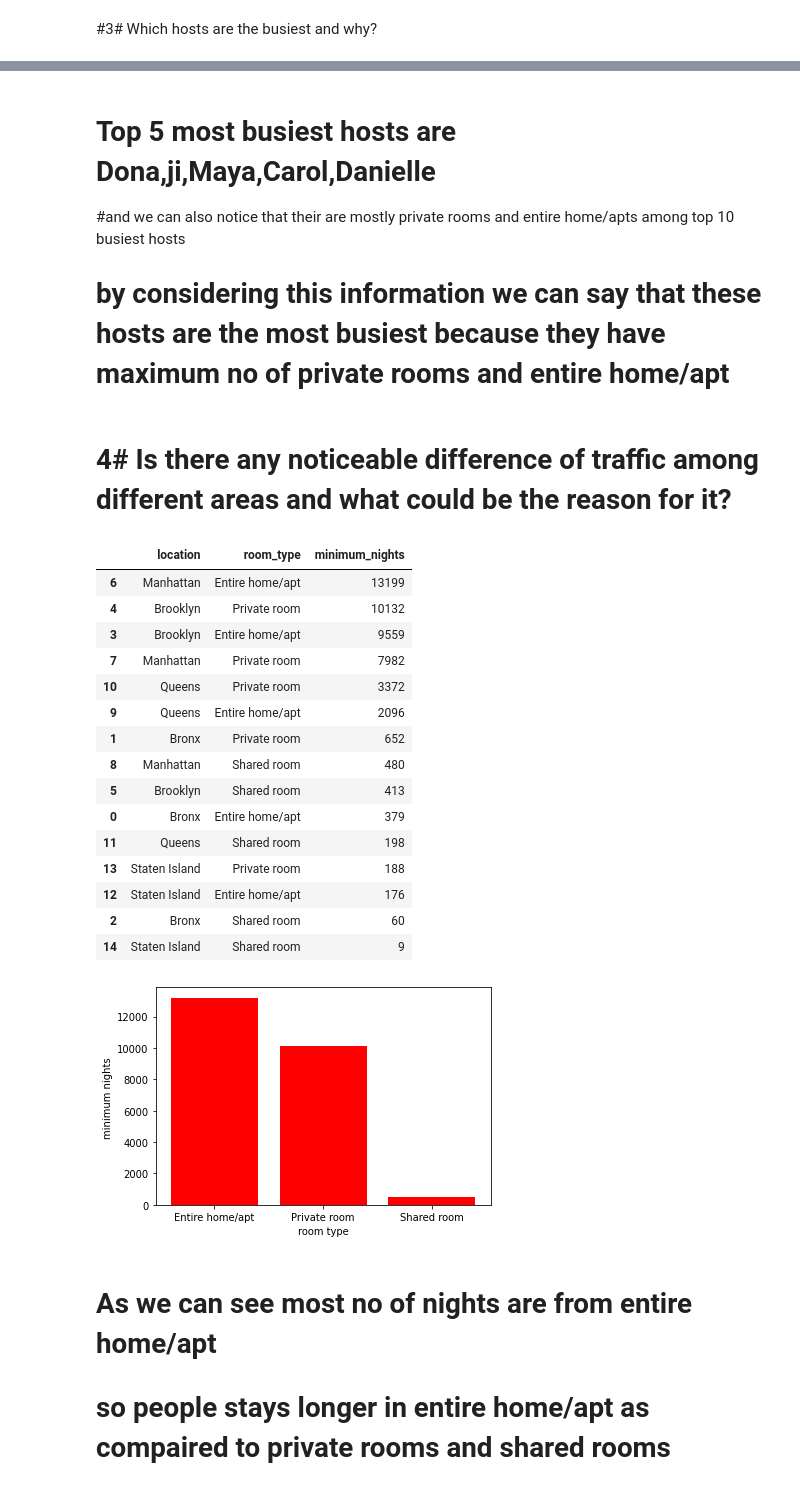
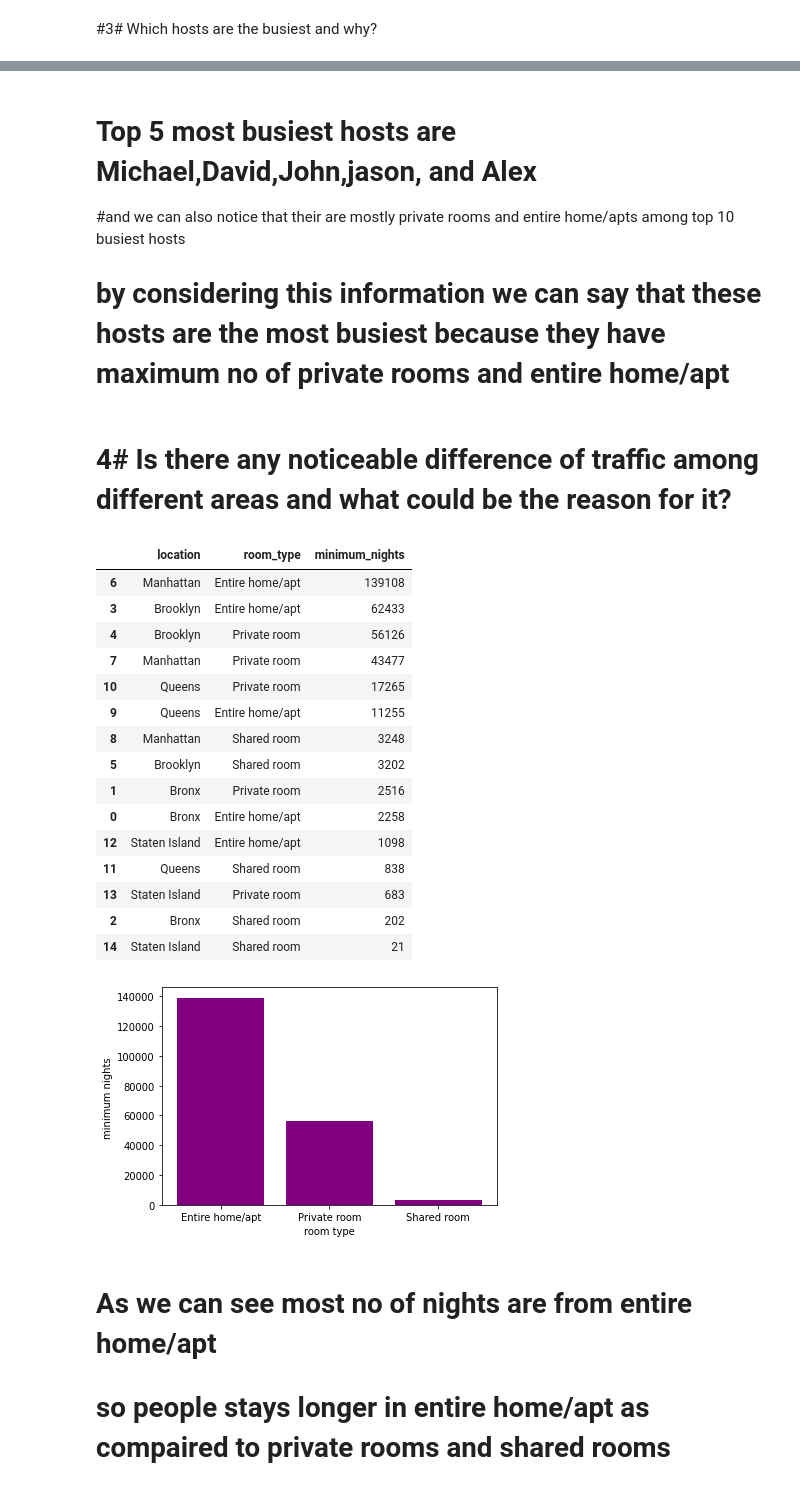
Before and after one commit to surajjorwar/AirBnb-booking-analysis---python, a Jupyter notebook: Suraj_Jorwar_Airbnb_Bookings_Analysis.ipynb, the cells around one changed output, grey strips where cells are left out. Cells and saved outputs as stored; diff of their text form; code cells hidden in the pictures.

```diff
--- a/Suraj_Jorwar_Airbnb_Bookings_Analysis.ipynb
+++ b/Suraj_Jorwar_Airbnb_Bookings_Analysis.ipynb
@@ -325 +337,6 @@ plt.show()
+# %%
+mean1=df['price'].mean()
+# %%
+#replacing 0 with mean price from price column
+df['price'].replace(to_replace = 0 , value = mean1,inplace = True)
 # %%
@@ -399,42 +417,42 @@ plt.show()
 # %% [markdown]
-# Top 5 most busiest hosts are Dona,ji,Maya,Carol,Danielle
+# Top 5 most busiest hosts are Michael,David,John,jason, and Alex
 #and we can also notice that their are mostly private rooms and entire home/apts among top 10 busiest hosts
 
 # by considering this information we can say that these hosts are the most busiest because they have maximum no of private rooms and entire  home/apt
 # %% [markdown]
 # 4# Is there any noticeable difference of traffic among different areas and what could be the reason for it?
 # %%
-traff_diff = df.groupby(['location','room_type'])['minimum_nights'].count().reset_index().sort_values(by='minimum_nights', ascending=False)
+traff_diff = df.groupby(['location','room_type'])['minimum_nights'].sum().reset_index().sort_values(by='minimum_nights', ascending=False)
 # %%
 traff_diff
 # %% [output]
 |  | location | room_type | minimum_nights |
-| 6 | Manhattan | Entire home/apt | 13199 |
-| 4 | Brooklyn | Private room | 10132 |
-| 3 | Brooklyn | Entire home/apt | 9559 |
-| 7 | Manhattan | Private room | 7982 |
-| 10 | Queens | Private room | 3372 |
-| 9 | Queens | Entire home/apt | 2096 |
-| 1 | Bronx | Private room | 652 |
-| 8 | Manhattan | Shared room | 480 |
-| 5 | Brooklyn | Shared room | 413 |
-| 0 | Bronx | Entire home/apt | 379 |
-| 11 | Queens | Shared room | 198 |
-| 13 | Staten Island | Private room | 188 |
-| 12 | Staten Island | Entire home/apt | 176 |
-| 2 | Bronx | Shared room | 60 |
-| 14 | Staten Island | Shared room | 9 |
+| 6 | Manhattan | Entire home/apt | 139108 |
+| 3 | Brooklyn | Entire home/apt | 62433 |
+| 4 | Brooklyn | Private room | 56126 |
+| 7 | Manhattan | Private room | 43477 |
+| 10 | Queens | Private room | 17265 |
+| 9 | Queens | Entire home/apt | 11255 |
+| 8 | Manhattan | Shared room | 3248 |
+| 5 | Brooklyn | Shared room | 3202 |
+| 1 | Bronx | Private room | 2516 |
+| 0 | Bronx | Entire home/apt | 2258 |
+| 12 | Staten Island | Entire home/apt | 1098 |
+| 11 | Queens | Shared room | 838 |
+| 13 | Staten Island | Private room | 683 |
+| 2 | Bronx | Shared room | 202 |
+| 14 | Staten Island | Shared room | 21 |
 # %%
 room_type = traff_diff['room_type']
 min_night = traff_diff['minimum_nights']
 # %%
-plt.bar(room_type,min_night,color= 'red')
+plt.bar(room_type,min_night,color= 'purple')
 plt.title('')
 plt.xlabel('room type')
 plt.ylabel('minimum nights ')
 plt.show()
 # %% [output]
-[figure, old version]
+[figure, new version]
 # %% [markdown]
 # As we can see most no of nights are from entire home/apt
 # so people stays longer  in entire home/apt  as compaired to private rooms and shared rooms
```
Also changed, not shown: parts of 24 cells of this notebook.
